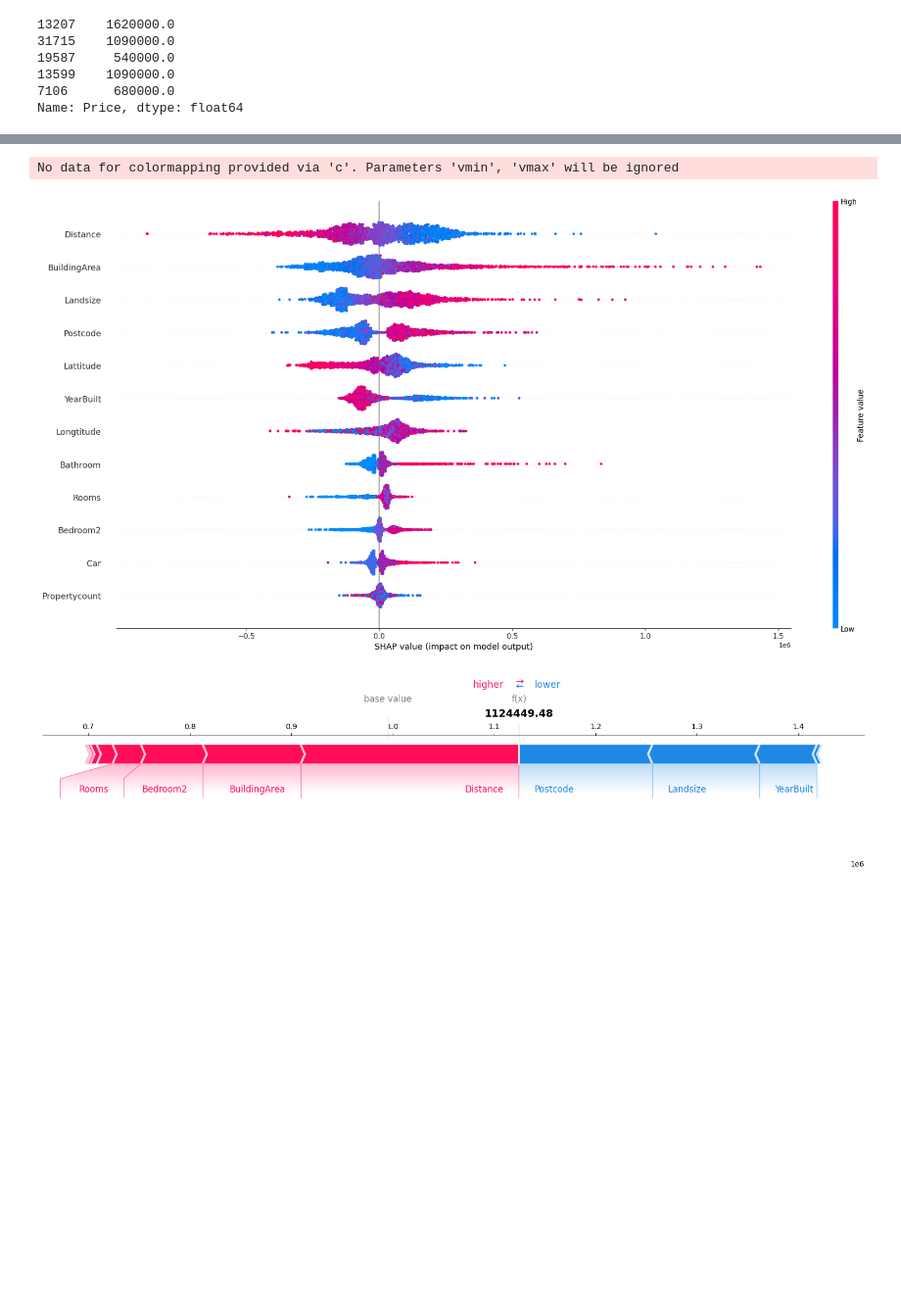
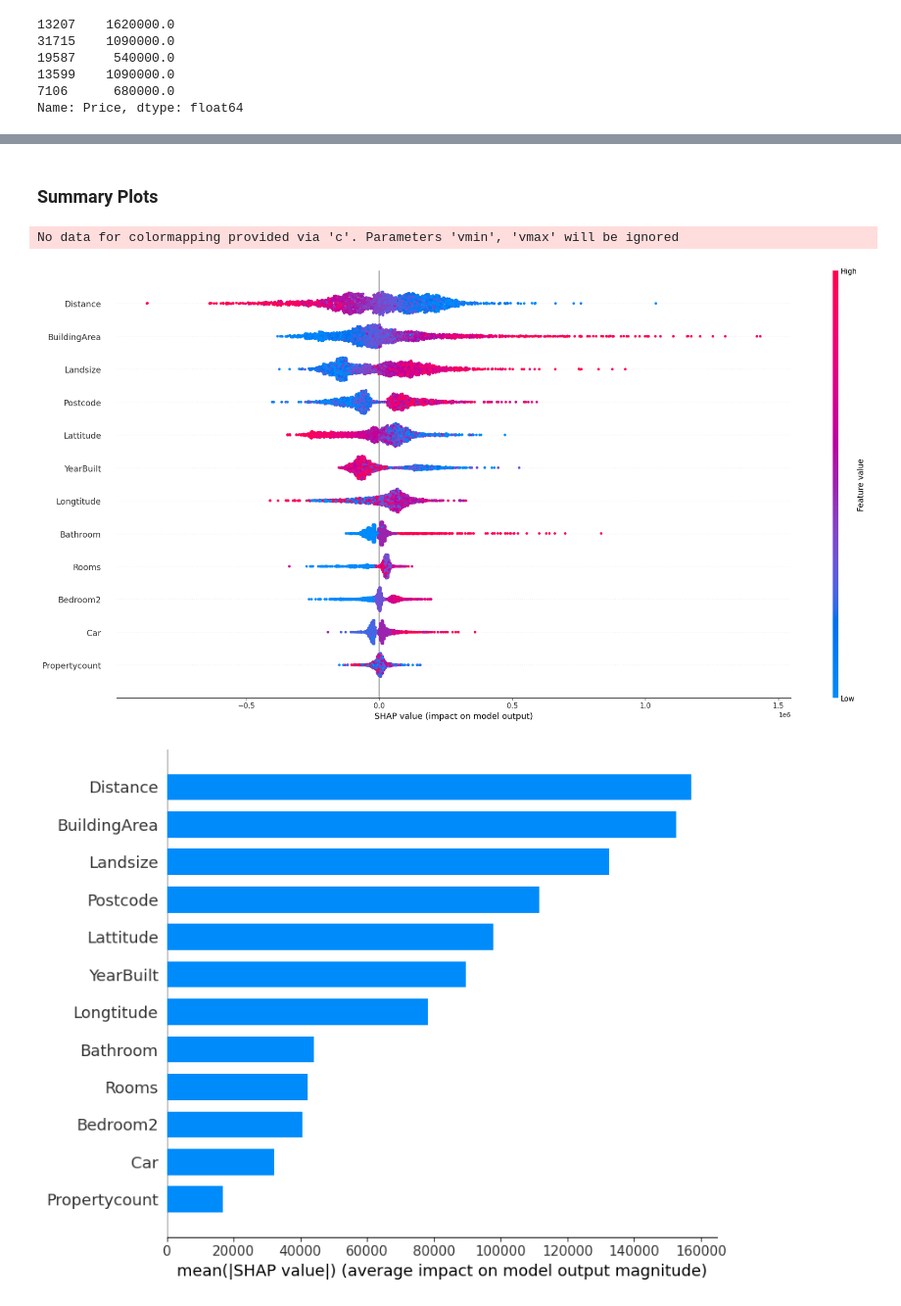
Before and after one commit to juanmaramirezgarcia/mlops_course_materials, a Jupyter notebook: 11 Shap/shap_melbourne.ipynb, the cells around one changed output, grey strips where cells are left out. Shown at 98% size. Cells and saved outputs as stored; diff of their text form; code cells hidden in the pictures; blank space fills up the shorter version.

```diff
--- a/11 Shap/shap_melbourne.ipynb
+++ b/11 Shap/shap_melbourne.ipynb
@@ -197,11 +215,11 @@ Name: Price, dtype: float64
+# %% [markdown]
+### Summary Plots
 # %%
-explainer = shap.TreeExplainer(xgbr_model, val_X_scaled)
-shap_values = explainer.shap_values(val_X_scaled)
 shap.summary_plot(shap_values, val_X_scaled, feature_names=val_X.columns, plot_size=(20.0,10.0))
 # %% [output]
 No data for colormapping provided via 'c'. Parameters 'vmin', 'vmax' will be ignored
-[figure, old version]
+[figure, new version]
 # %%
-shap.force_plot(explainer.expected_value, shap_values[-1:], feature_names=val_X.columns, matplotlib=True)
+shap.summary_plot(shap_values, val_X, plot_type="bar", feature_names=val_X.columns)
 # %% [output]
-[figure, old version]
+[figure, new version]
```
Also changed, not shown: parts of 4 cells of this notebook.
